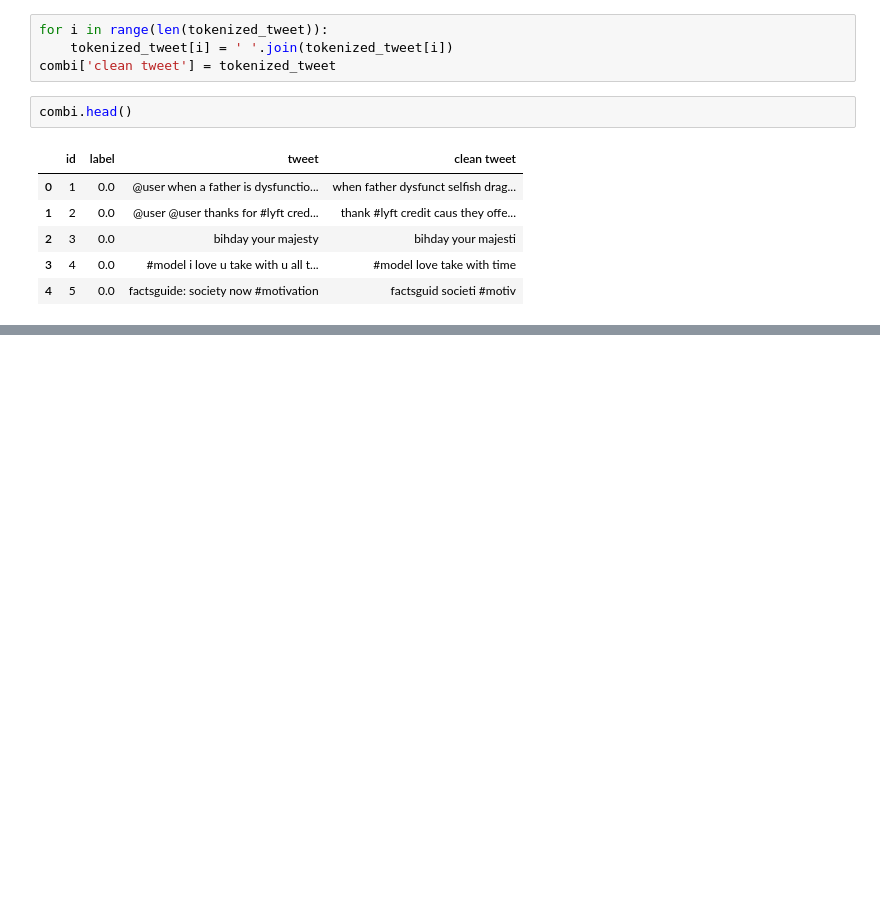
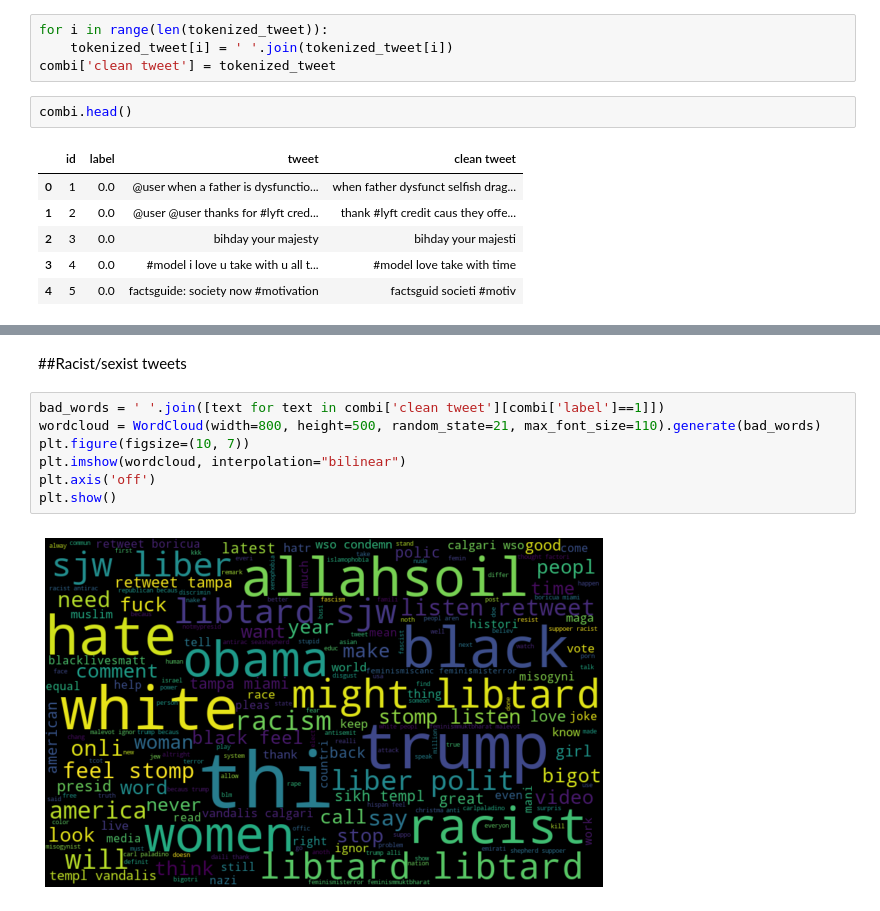
Before and after one commit to SarahLares/introduction_to_NLP, a Jupyter notebook: Twitter_sentiment_analysis.ipynb, the cells around one changed output, grey strips where cells are left out. Saved outputs shown, nothing was run; the diff lists cells and outputs as text; blank space fills up the shorter version.

```diff
--- a/Twitter_sentiment_analysis.ipynb
+++ b/Twitter_sentiment_analysis.ipynb
@@ -182,0 +210,11 @@ combi.head()
+# %% [markdown]
+##Racist/sexist tweets
+# %%
+bad_words = ' '.join([text for text in combi['clean tweet'][combi['label']==1]])
+wordcloud = WordCloud(width=800, height=500, random_state=21, max_font_size=110).generate(bad_words)
+plt.figure(figsize=(10, 7))
+plt.imshow(wordcloud, interpolation="bilinear")
+plt.axis('off')
+plt.show()
+# %% [output]
+[figure, added]
```
Also changed, not shown: parts of 11 cells of this notebook.
